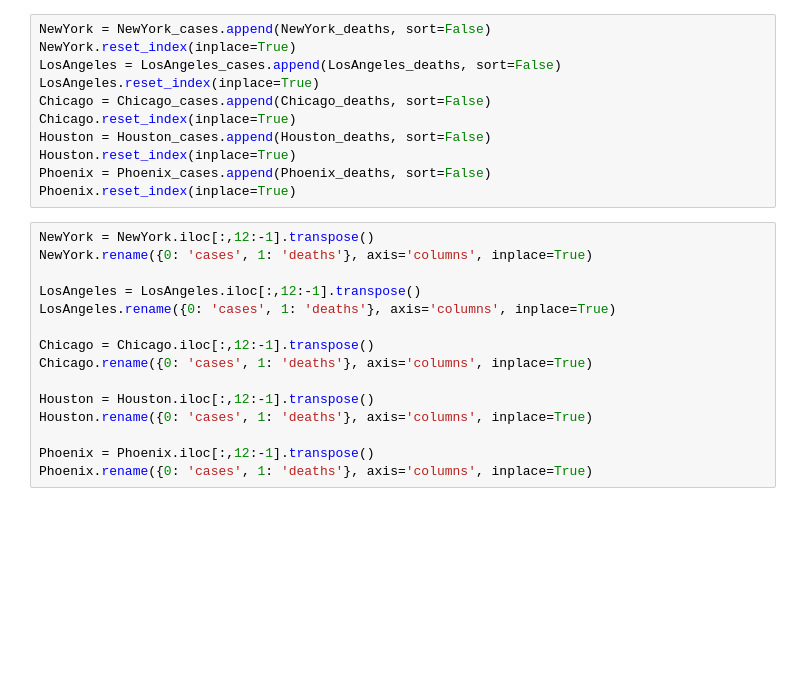
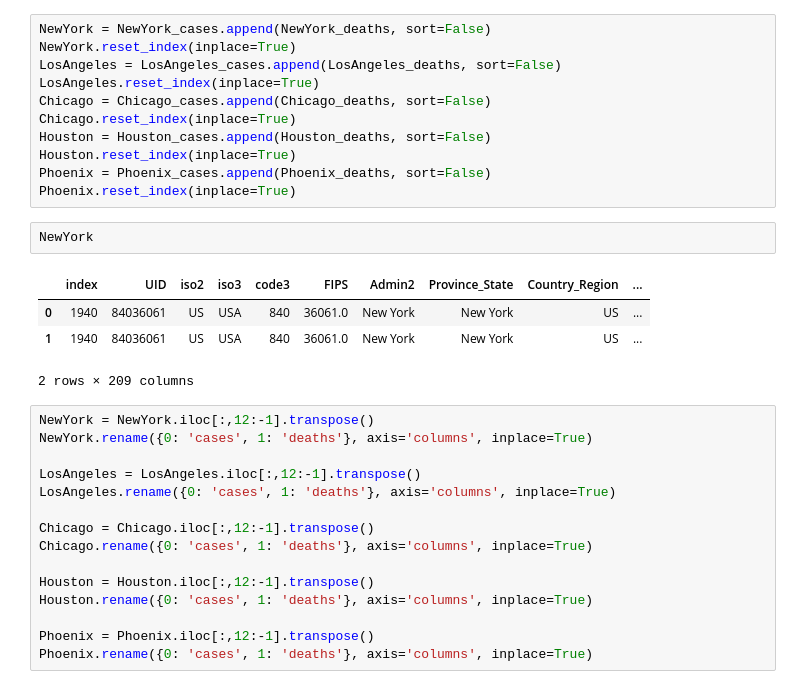
Before and after one commit to hvalk111/Covid-Twitter-EDA, a Jupyter notebook: Covid19_EDA.ipynb, the cells around one changed output. Saved outputs shown, nothing was run; the diff lists cells and outputs as text; blank space fills up the shorter version.

```diff
--- a/Covid19_EDA.ipynb
+++ b/Covid19_EDA.ipynb
@@ -46,6 +46,13 @@ Houston = Houston_cases.append(Houston_deaths, sort=False)
 Houston.reset_index(inplace=True)
 Phoenix = Phoenix_cases.append(Phoenix_deaths, sort=False)
 Phoenix.reset_index(inplace=True)
+# %%
+NewYork
+# %% [output]
+|  | index | UID | iso2 | iso3 | code3 | FIPS | Admin2 | Province_State | Country_Region | ... |
+| 0 | 1940 | 84036061 | US | USA | 840 | 36061.0 | New York | New York | US | ... |
+| 1 | 1940 | 84036061 | US | USA | 840 | 36061.0 | New York | New York | US | ... |
+2 rows × 209 columns
 # %%
 NewYork = NewYork.iloc[:,12:-1].transpose()
 NewYork.rename({0: 'cases', 1: 'deaths'}, axis='columns', inplace=True)
```
Also changed, not shown: parts of 2 cells of this notebook, 3 other files.
